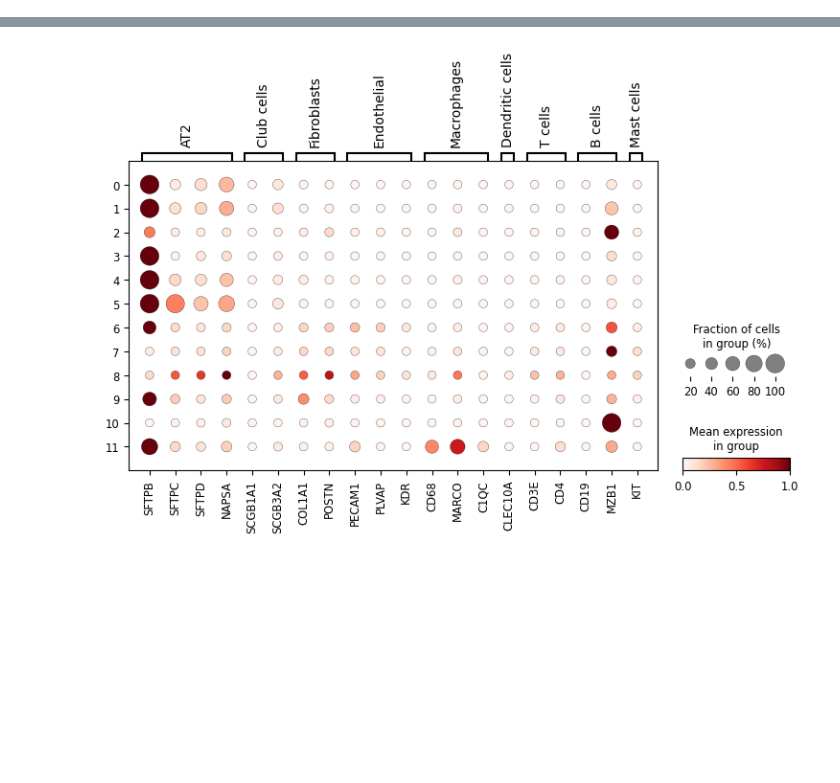
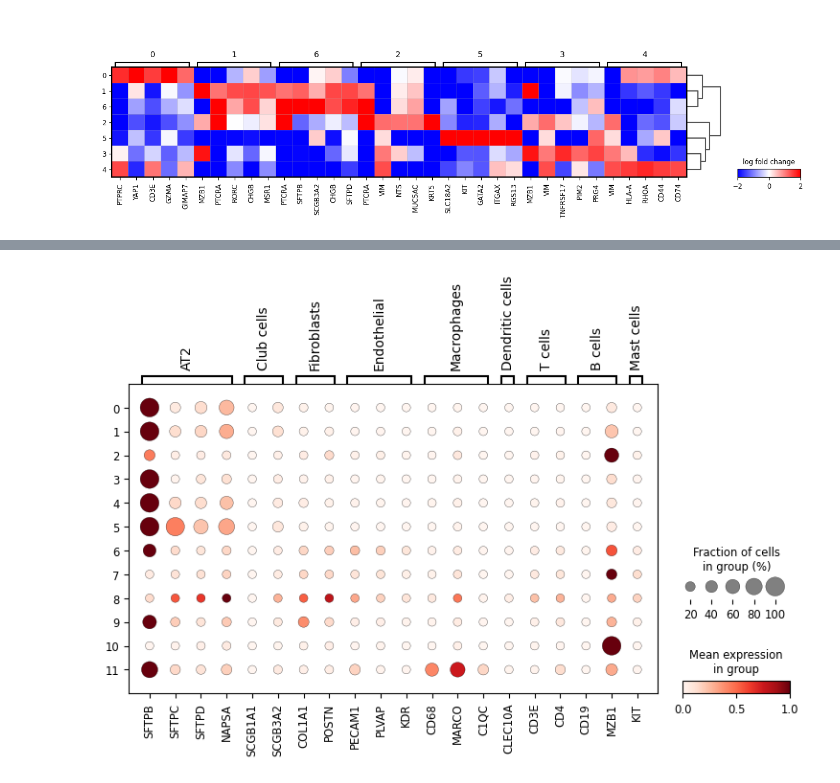
Before and after one commit to imlong4real/TRACER, a Jupyter notebook: tutorials/lung_cancer/scanpy_dotplot.ipynb, the cells around one changed output, grey strips where cells are left out. Cells and saved outputs as stored; diff of their text form; code cells hidden in the pictures; blank space fills up the shorter version.

```diff
--- a/tutorials/lung_cancer/scanpy_dotplot.ipynb
+++ b/tutorials/lung_cancer/scanpy_dotplot.ipynb
@@ -9,0 +123,13 @@ adata_ft_frag_umap = sc.read_h5ad("output/adata_ft_frag_umap.h5ad")
+# %%
+sc.tl.rank_genes_groups(adata_sub, groupby="sub_leiden", method="wilcoxon")
+sc.pl.rank_genes_groups_matrixplot(
+    adata_sub,
+    n_genes=5,
+    values_to_plot="logfoldchanges",
+    cmap="bwr",
+    vmin=-2, vmax=2,
+    min_logfoldchange=1,
+    colorbar_title="log fold change",
+    show=True,
+)
+# %% [output]
@@ -9,0 +137 @@ adata_ft_frag_umap = sc.read_h5ad("output/adata_ft_frag_umap.h5ad")
+[figure, added]
```
Also changed, not shown: parts of 10 cells of this notebook.
